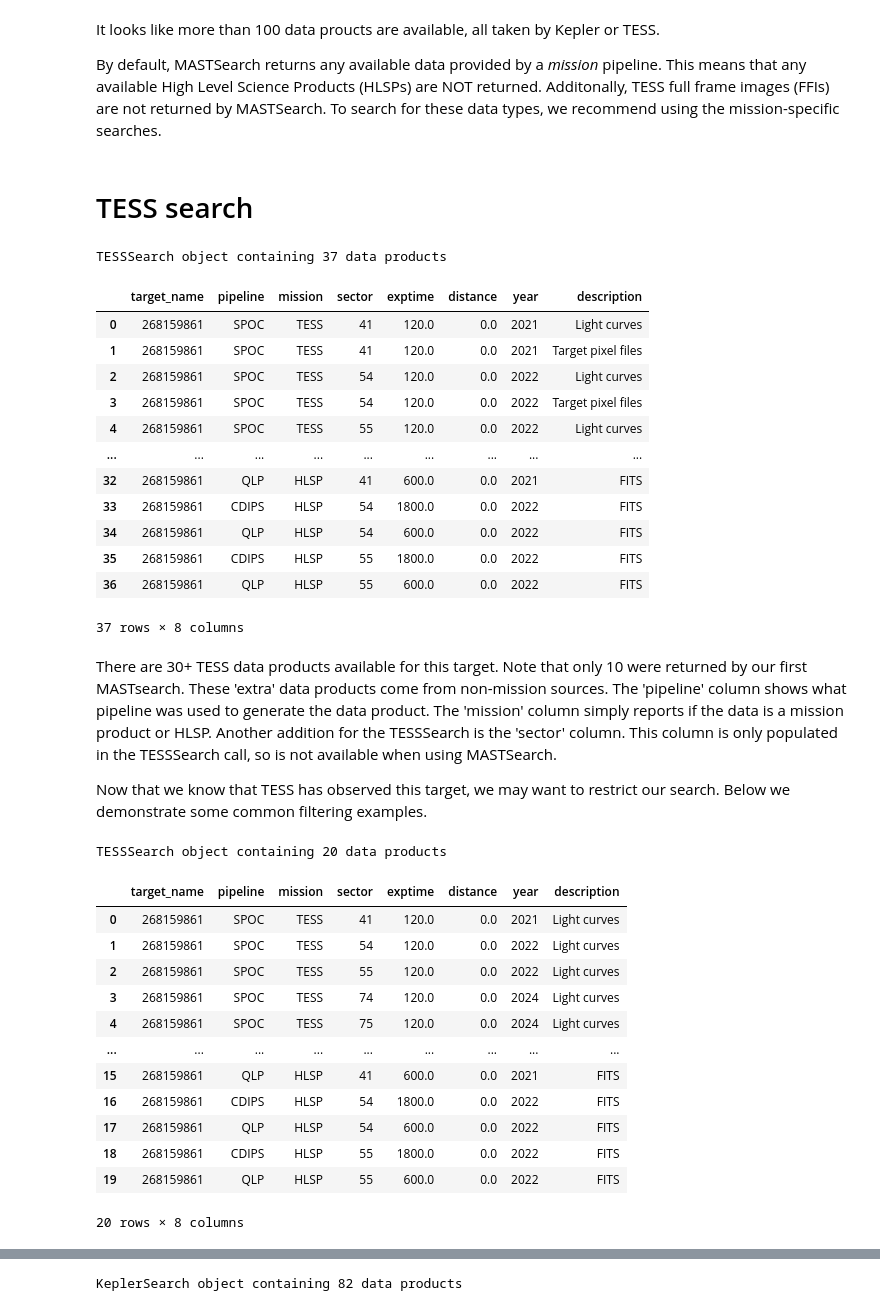
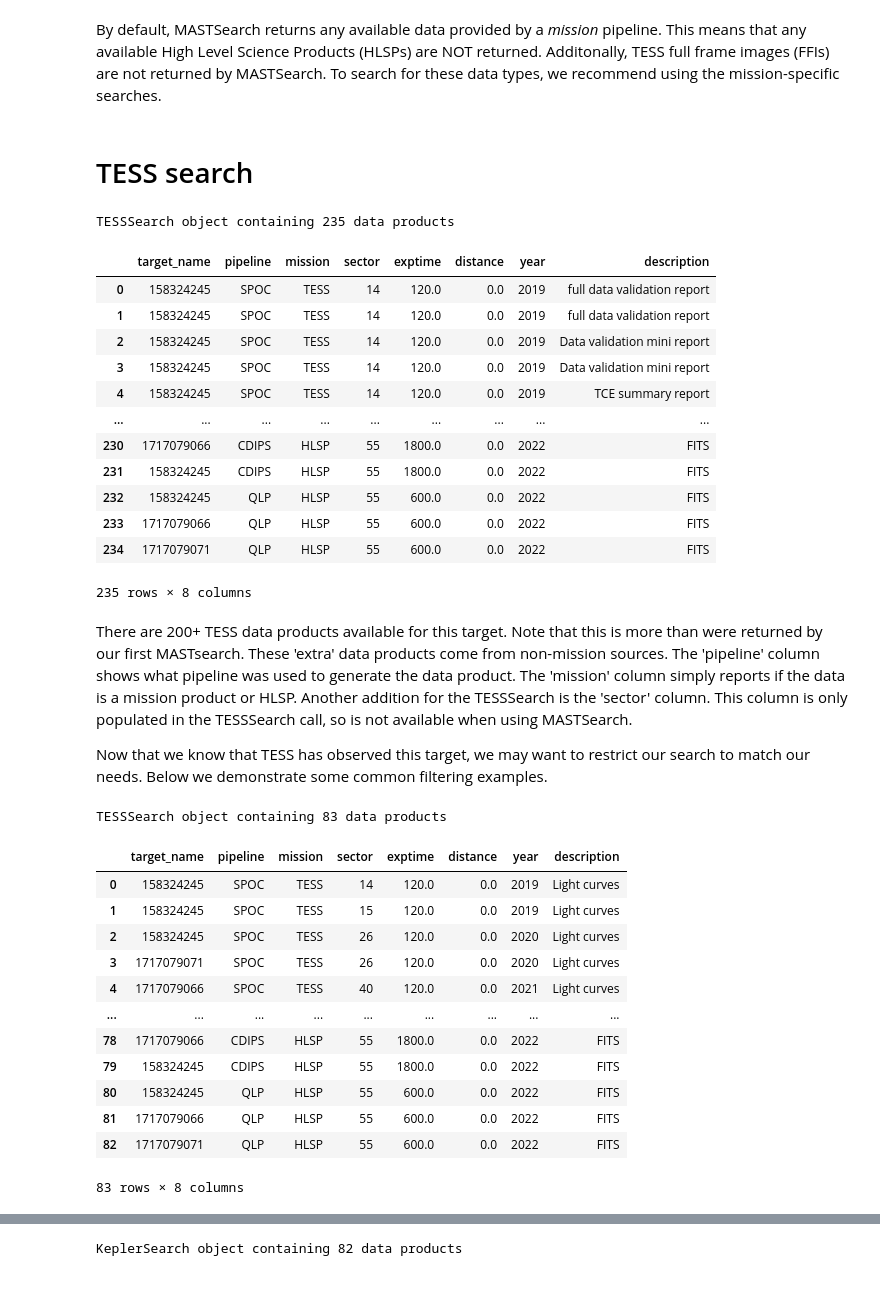
Before and after one commit to lightkurve/lksearch, a Jupyter notebook: docs/tutorials/Example_searches.ipynb, the cells around one changed output, grey strips where cells are left out. Cells and saved outputs as stored; diff of their text form; code cells hidden in the pictures.

Commit message:
Updated example notebook

```diff
--- a/docs/tutorials/Example_searches.ipynb
+++ b/docs/tutorials/Example_searches.ipynb
@@ -83,51 +112,50 @@ print(search_result.mission)
 # %% [markdown]
-It looks like more than 100 data proucts are available, all taken by Kepler or TESS.
 
 By default, MASTSearch returns any available data provided by a *mission* pipeline. This means that any available High Level Science Products (HLSPs) are NOT returned. Additonally, TESS full frame images (FFIs) are not returned by MASTSearch. To search for these data types, we recommend using the mission-specific searches.
 # %% [markdown]
 # TESS search
 # %%
-# Search for TESS data. This by default includes both HLSPs and FFI cutouts.
-Kep186 = TESSSearch('Kepler 186')
-Kep186
+# Search for TESS data only. This by default includes both HLSPs and FFI cutouts.
+toi = TESSSearch('TOI 1161')
+toi
 # %% [output]
-TESSSearch object containing 37 data products
+TESSSearch object containing 235 data products
 |  | target_name | pipeline | mission | sector | exptime | distance | year | description |
-| 0 | 268159861 | SPOC | TESS | 41 | 120.0 | 0.0 | 2021 | Light curves |
-| 1 | 268159861 | SPOC | TESS | 41 | 120.0 | 0.0 | 2021 | Target pixel files |
-| 2 | 268159861 | SPOC | TESS | 54 | 120.0 | 0.0 | 2022 | Light curves |
-| 3 | 268159861 | SPOC | TESS | 54 | 120.0 | 0.0 | 2022 | Target pixel files |
-| 4 | 268159861 | SPOC | TESS | 55 | 120.0 | 0.0 | 2022 | Light curves |
+| 0 | 158324245 | SPOC | TESS | 14 | 120.0 | 0.0 | 2019 | full data validation report |
+| 1 | 158324245 | SPOC | TESS | 14 | 120.0 | 0.0 | 2019 | full data validation report |
+| 2 | 158324245 | SPOC | TESS | 14 | 120.0 | 0.0 | 2019 | Data validation mini report |
+| 3 | 158324245 | SPOC | TESS | 14 | 120.0 | 0.0 | 2019 | Data validation mini report |
+| 4 | 158324245 | SPOC | TESS | 14 | 120.0 | 0.0 | 2019 | TCE summary report |
 | ... | ... | ... | ... | ... | ... | ... | ... | ... |
-| 32 | 268159861 | QLP | HLSP | 41 | 600.0 | 0.0 | 2021 | FITS |
-| 33 | 268159861 | CDIPS | HLSP | 54 | 1800.0 | 0.0 | 2022 | FITS |
-| 34 | 268159861 | QLP | HLSP | 54 | 600.0 | 0.0 | 2022 | FITS |
-| 35 | 268159861 | CDIPS | HLSP | 55 | 1800.0 | 0.0 | 2022 | FITS |
-| 36 | 268159861 | QLP | HLSP | 55 | 600.0 | 0.0 | 2022 | FITS |
+| 230 | 1717079066 | CDIPS | HLSP | 55 | 1800.0 | 0.0 | 2022 | FITS |
+| 231 | 158324245 | CDIPS | HLSP | 55 | 1800.0 | 0.0 | 2022 | FITS |
+| 232 | 158324245 | QLP | HLSP | 55 | 600.0 | 0.0 | 2022 | FITS |
+| 233 | 1717079066 | QLP | HLSP | 55 | 600.0 | 0.0 | 2022 | FITS |
+| 234 | 1717079071 | QLP | HLSP | 55 | 600.0 | 0.0 | 2022 | FITS |
-37 rows × 8 columns
+235 rows × 8 columns
 # %% [markdown]
-There are 30+ TESS data products available for this target. Note that only 10 were returned by our first MASTsearch. These 'extra' data products come from non-mission sources. The 'pipeline' column shows what pipeline was used to generate the data product. The 'mission' column simply reports if the data is a mission product or HLSP. Another addition for the TESSSearch is the 'sector' column. This column is only populated in the TESSSearch call, so is not available when using MASTSearch.
+There are 200+ TESS data products available for this target. Note that this is more than were returned by our first MASTsearch. These 'extra' data products come from non-mission sources. The 'pipeline' column shows what pipeline was used to generate the data product. The 'mission' column simply reports if the data is a mission product or HLSP. Another addition for the TESSSearch is the 'sector' column. This column is only populated in the TESSSearch call, so is not available when using MASTSearch.
 
-Now that we know that TESS has observed this target, we may want to restrict our search. Below we demonstrate some common filtering examples.
+Now that we know that TESS has observed this target, we may want to restrict our search to match our needs. Below we demonstrate some common filtering examples.
 # %%
 # Only return timeseries (lightcurve) products
-Kep186_TESSlc = Kep186.timeseries
-Kep186_TESSlc
+toi_lc = toi.timeseries
+toi_lc
 # %% [output]
-TESSSearch object containing 20 data products
+TESSSearch object containing 83 data products
 |  | target_name | pipeline | mission | sector | exptime | distance | year | description |
-| 0 | 268159861 | SPOC | TESS | 41 | 120.0 | 0.0 | 2021 | Light curves |
-| 1 | 268159861 | SPOC | TESS | 54 | 120.0 | 0.0 | 2022 | Light curves |
-| 2 | 268159861 | SPOC | TESS | 55 | 120.0 | 0.0 | 2022 | Light curves |
-| 3 | 268159861 | SPOC | TESS | 74 | 120.0 | 0.0 | 2024 | Light curves |
-| 4 | 268159861 | SPOC | TESS | 75 | 120.0 | 0.0 | 2024 | Light curves |
+| 0 | 158324245 | SPOC | TESS | 14 | 120.0 | 0.0 | 2019 | Light curves |
+| 1 | 158324245 | SPOC | TESS | 15 | 120.0 | 0.0 | 2019 | Light curves |
+| 2 | 158324245 | SPOC | TESS | 26 | 120.0 | 0.0 | 2020 | Light curves |
+| 3 | 1717079071 | SPOC | TESS | 26 | 120.0 | 0.0 | 2020 | Light curves |
+| 4 | 1717079066 | SPOC | TESS | 40 | 120.0 | 0.0 | 2021 | Light curves |
 | ... | ... | ... | ... | ... | ... | ... | ... | ... |
-| 15 | 268159861 | QLP | HLSP | 41 | 600.0 | 0.0 | 2021 | FITS |
-| 16 | 268159861 | CDIPS | HLSP | 54 | 1800.0 | 0.0 | 2022 | FITS |
-| 17 | 268159861 | QLP | HLSP | 54 | 600.0 | 0.0 | 2022 | FITS |
-| 18 | 268159861 | CDIPS | HLSP | 55 | 1800.0 | 0.0 | 2022 | FITS |
-| 19 | 268159861 | QLP | HLSP | 55 | 600.0 | 0.0 | 2022 | FITS |
+| 78 | 1717079066 | CDIPS | HLSP | 55 | 1800.0 | 0.0 | 2022 | FITS |
+| 79 | 158324245 | CDIPS | HLSP | 55 | 1800.0 | 0.0 | 2022 | FITS |
+| 80 | 158324245 | QLP | HLSP | 55 | 600.0 | 0.0 | 2022 | FITS |
+| 81 | 1717079066 | QLP | HLSP | 55 | 600.0 | 0.0 | 2022 | FITS |
+| 82 | 1717079071 | QLP | HLSP | 55 | 600.0 | 0.0 | 2022 | FITS |
-20 rows × 8 columns
+83 rows × 8 columns
 # %%
 # Only return cubedata (TPF) products
 # NOTE: Only TESS provides FFI cutouts
```
Also changed, not shown: parts of 57 cells of this notebook.
